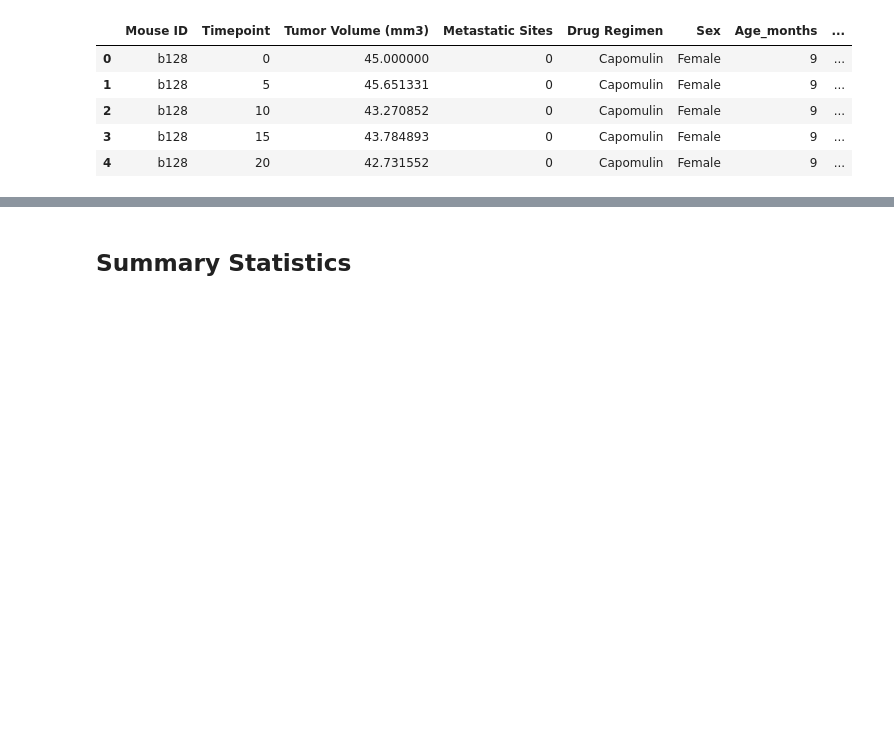
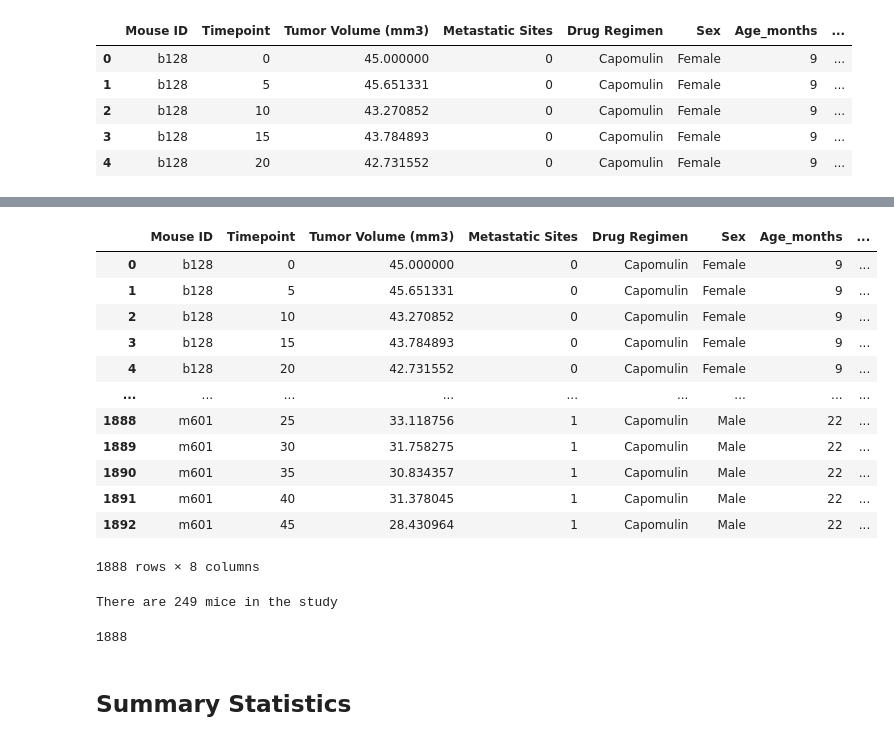
Before and after one commit to alysiadugan4/Cancer-Medication-Analysis, a Jupyter notebook: Pymaceuticals/pymaceuticals_final.ipynb, the cells around one changed output, grey strips where cells are left out. Drawn from its saved outputs; the diff is of its cells as text; code cells hidden in the pictures; blank space fills up the shorter version.

```diff
--- a/Pymaceuticals/pymaceuticals_final.ipynb
+++ b/Pymaceuticals/pymaceuticals_final.ipynb
@@ -37,3 +60,20 @@ len(study_merge["Mouse ID"].unique())
 # Optional: Get all the data for the duplicate mouse ID.
 # %%
 # Create a clean DataFrame by dropping the duplicate mouse by its ID.
+unique_data = study_merge.drop_duplicates(subset = ("Mouse ID", "Timepoint"), keep = "last")
+
+unique_data
+# %% [output]
+|  | Mouse ID | Timepoint | Tumor Volume (mm3) | Metastatic Sites | Drug Regimen | Sex | Age_months | ... |
+| 0 | b128 | 0 | 45.000000 | 0 | Capomulin | Female | 9 | ... |
+| 1 | b128 | 5 | 45.651331 | 0 | Capomulin | Female | 9 | ... |
+| 2 | b128 | 10 | 43.270852 | 0 | Capomulin | Female | 9 | ... |
+| 3 | b128 | 15 | 43.784893 | 0 | Capomulin | Female | 9 | ... |
+| 4 | b128 | 20 | 42.731552 | 0 | Capomulin | Female | 9 | ... |
+| ... | ... | ... | ... | ... | ... | ... | ... | ... |
+| 1888 | m601 | 25 | 33.118756 | 1 | Capomulin | Male | 22 | ... |
+| 1889 | m601 | 30 | 31.758275 | 1 | Capomulin | Male | 22 | ... |
+| 1890 | m601 | 35 | 30.834357 | 1 | Capomulin | Male | 22 | ... |
+| 1891 | m601 | 40 | 31.378045 | 1 | Capomulin | Male | 22 | ... |
+| 1892 | m601 | 45 | 28.430964 | 1 | Capomulin | Male | 22 | ... |
+1888 rows × 8 columns
@@ -42,3 +80,14 @@ len(study_merge["Mouse ID"].unique())
+# %%
+# Checking the number of mice in the clean DataFrame.
+unique_mice_check = len(unique_data["Mouse ID"].unique())
+
+print(f"There are {unique_mice_check} mice in the study")
+
+#Control figure for total rows after removing duplicates
+unique_data["Mouse ID"].count()
+# %% [output]
+There are 249 mice in the study
+1888
 # %% [markdown]
 ## Summary Statistics
 # %%
```
Also changed, not shown: parts of 9 cells of this notebook.
